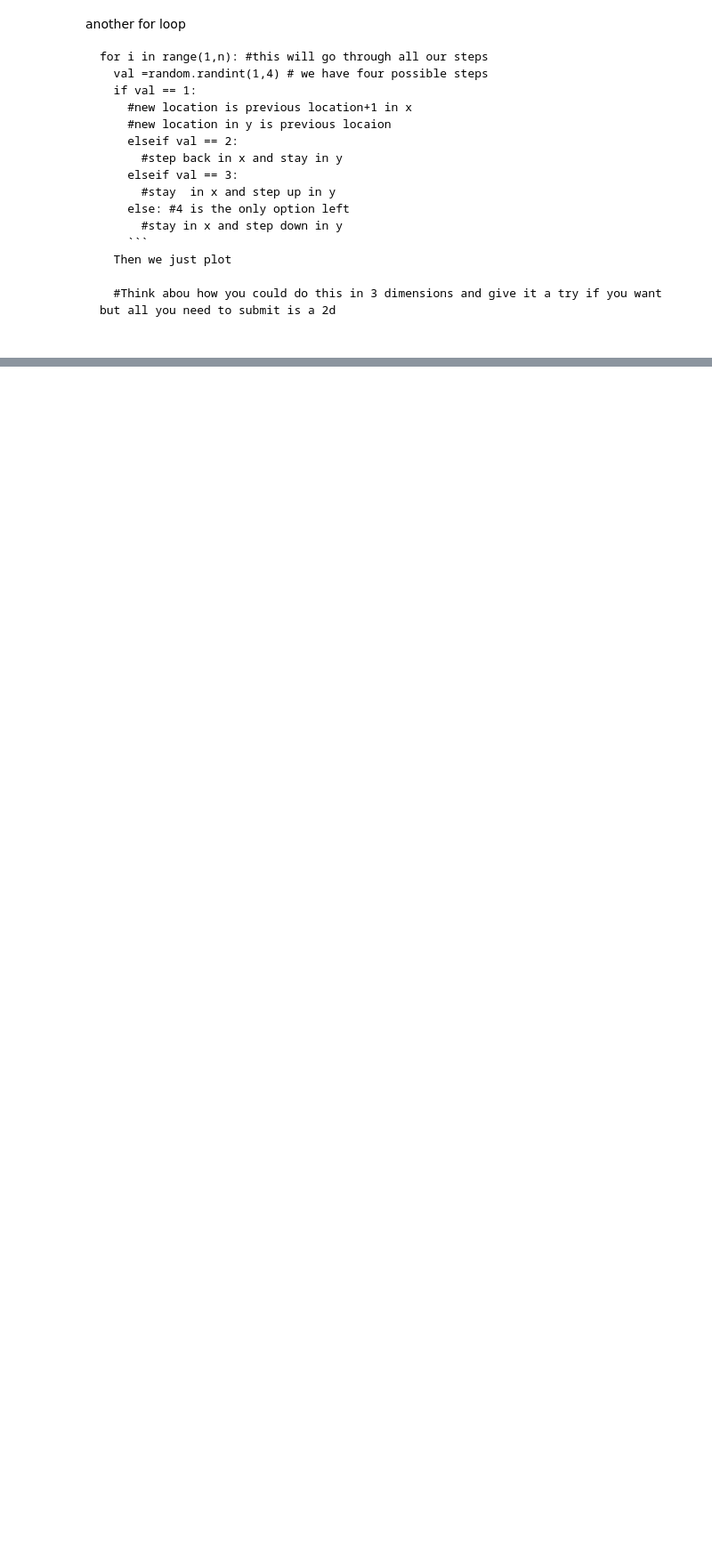
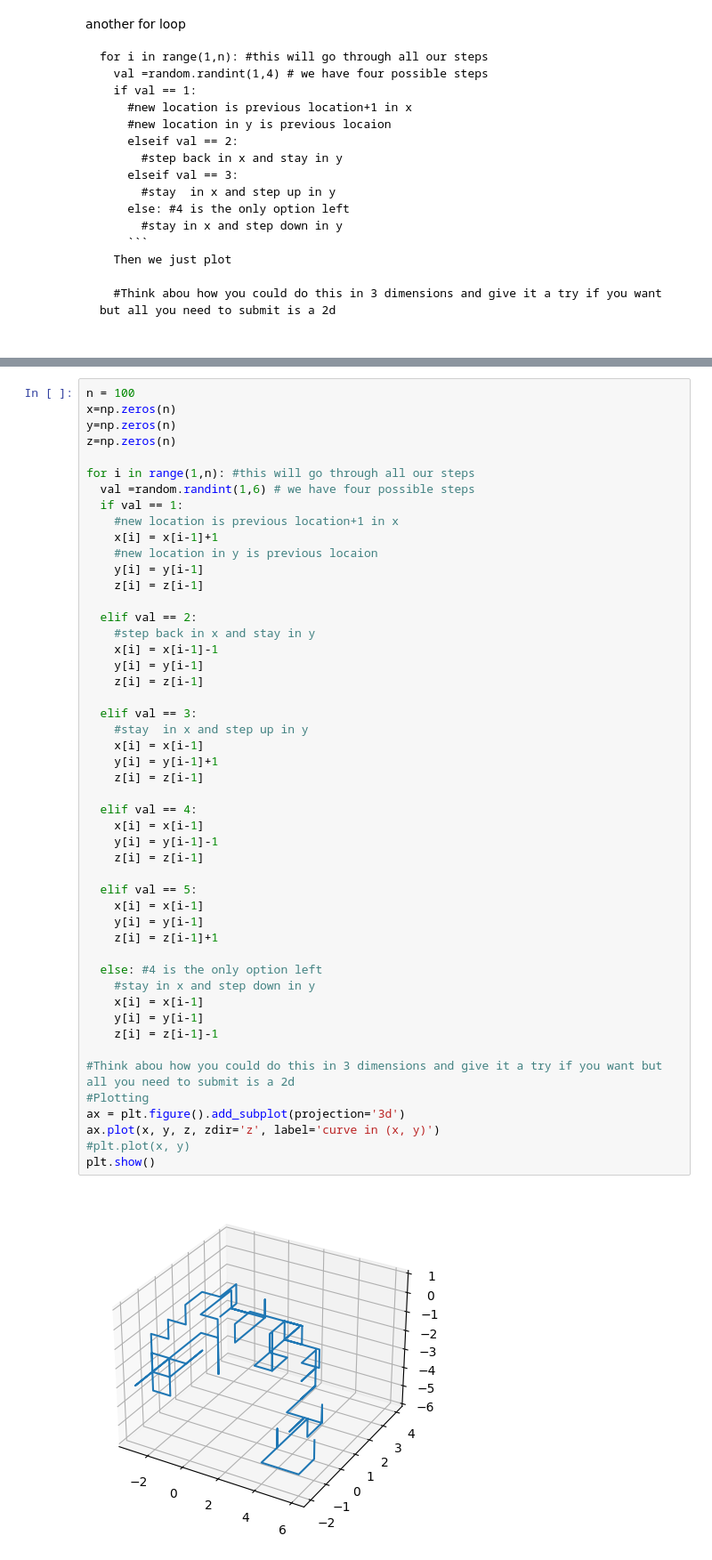
Before and after one commit to RandleRaccoon/PHYS_3025, a Jupyter notebook: PHYS3025_Activty2.ipynb, the cells around one changed output, grey strips where cells are left out. Shown at 89% size. Cells and saved outputs as stored; diff of their text form; blank space fills up the shorter version.

```diff
--- a/PHYS3025_Activty2.ipynb
+++ b/PHYS3025_Activty2.ipynb
@@ -191,0 +192,51 @@ for i in range(1,n): #this will go through all our steps
+# %%
+n = 100
+x=np.zeros(n)
+y=np.zeros(n)
+z=np.zeros(n)
+
+for i in range(1,n): #this will go through all our steps
+  val =random.randint(1,6) # we have four possible steps
+  if val == 1:
+    #new location is previous location+1 in x
+    x[i] = x[i-1]+1
+    #new location in y is previous locaion
+    y[i] = y[i-1]
+    z[i] = z[i-1]
+
+  elif val == 2:
+    #step back in x and stay in y
+    x[i] = x[i-1]-1
+    y[i] = y[i-1]
+    z[i] = z[i-1]
+
+  elif val == 3:
+    #stay  in x and step up in y
+    x[i] = x[i-1]
+    y[i] = y[i-1]+1
+    z[i] = z[i-1]
+
+  elif val == 4:
+    x[i] = x[i-1]
+    y[i] = y[i-1]-1
+    z[i] = z[i-1]
+
+  elif val == 5:
+    x[i] = x[i-1]
+    y[i] = y[i-1]
+    z[i] = z[i-1]+1
+
+  else: #4 is the only option left
+    #stay in x and step down in y
+    x[i] = x[i-1]
+    y[i] = y[i-1]
+    z[i] = z[i-1]-1
+
+#Think abou how you could do this in 3 dimensions and give it a try if you want but all you need to submit is a 2d
+#Plotting
+ax = plt.figure().add_subplot(projection='3d')
+ax.plot(x, y, z, zdir='z', label='curve in (x, y)')
+#plt.plot(x, y)
+plt.show()
+# %% [output]
+[figure, added]
```
Also changed, not shown: parts of 2 cells of this notebook.
